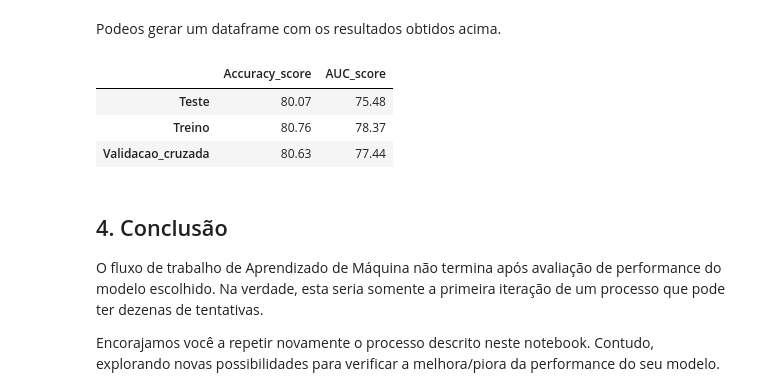
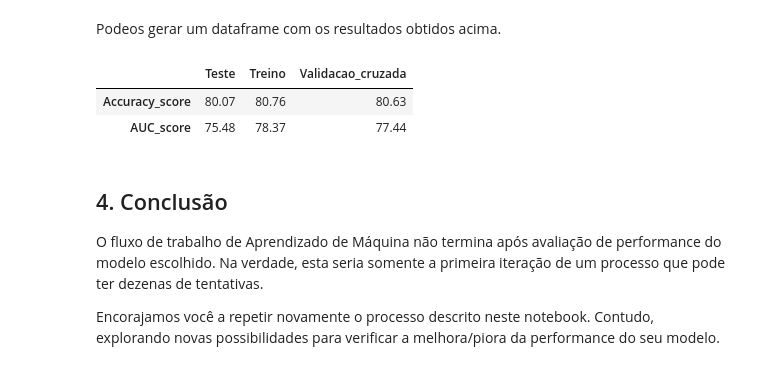
Before and after one commit to Mario-RJunior/DataScience-Awari, a Jupyter notebook: Unidade8-Machine-Learning/Classificacao/classification_project_br.ipynb, the cells around one changed output. Saved outputs shown, nothing was run; the diff lists cells and outputs as text; code cells hidden in the pictures.

Commit message:
Mudando visualização da tabela de scores

```diff
--- a/Unidade8-Machine-Learning/Classificacao/classification_project_br.ipynb
+++ b/Unidade8-Machine-Learning/Classificacao/classification_project_br.ipynb
@@ -375,12 +375,11 @@ Podeos gerar um dataframe com os resultados obtidos acima.
 dicionario_scores = {'Accuracy_score': [80.07, 80.76, 80.63], 'AUC_score': [75.48, 78.37, 77.44]}
 df_scores = pd.DataFrame(dicionario_scores, index=['Teste', 'Treino', 'Validacao_cruzada'])
 # %%
-df_scores
+df_scores.T
 # %% [output]
-|  | Accuracy_score | AUC_score |
-| Teste | 80.07 | 75.48 |
-| Treino | 80.76 | 78.37 |
-| Validacao_cruzada | 80.63 | 77.44 |
+|  | Teste | Treino | Validacao_cruzada |
+| Accuracy_score | 80.07 | 80.76 | 80.63 |
+| AUC_score | 75.48 | 78.37 | 77.44 |
 # %% [markdown]
 ## 4. Conclusão
 O fluxo de trabalho de Aprendizado de Máquina não termina após avaliação de performance do modelo escolhido. Na verdade, esta seria somente a primeira iteração de um processo que pode ter dezenas de tentativas.
```
